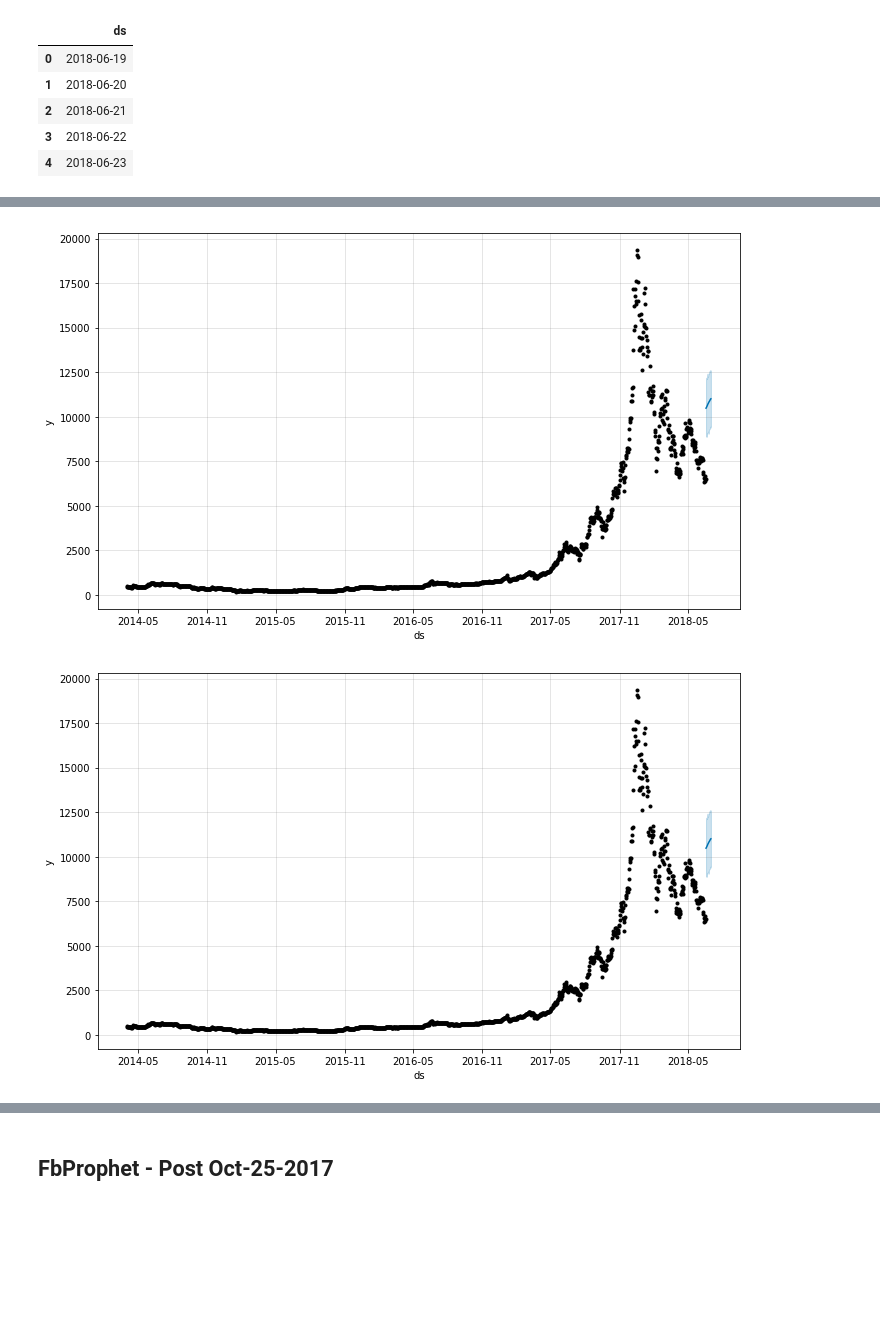
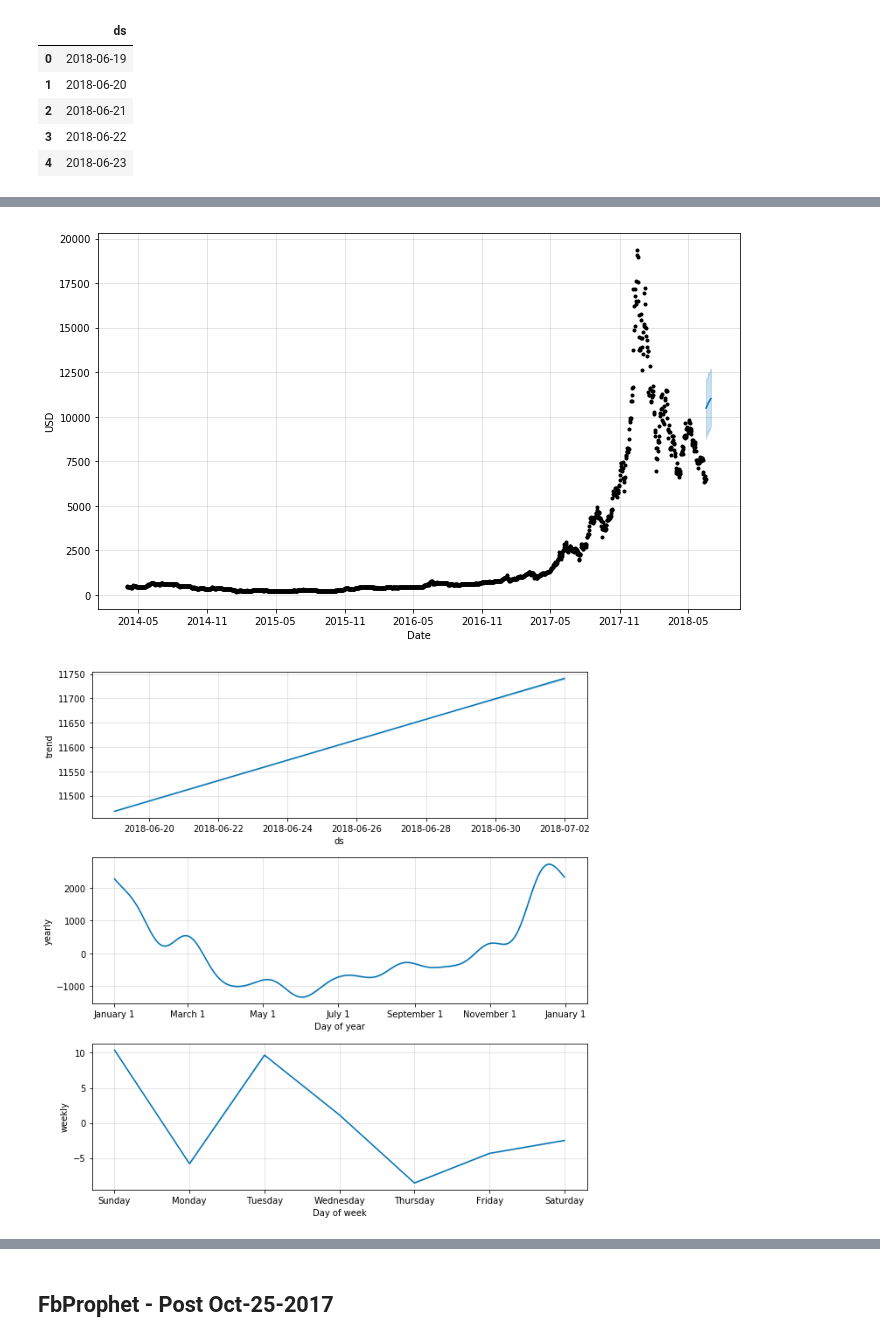
Before and after one commit to Mikhail-Naumov/Another_Bitcoin_Predictor, a Jupyter notebook: BitCoin_fbProphet.ipynb, the cells around one changed output, grey strips where cells are left out. Cells and saved outputs as stored; diff of their text form; code cells hidden in the pictures; blank space fills up the shorter version.

```diff
--- a/BitCoin_fbProphet.ipynb
+++ b/BitCoin_fbProphet.ipynb
@@ -389,5 +419,10 @@ formated_predictions.set_index('ds').plot(figsize=(20,4), ax=ax)
+# %%
+model.plot(predictions)
+xlabel('Date')
+ylabel('USD');
+# %% [output]
+[figure, added]
 # %%
-model.plot(predictions)
+model.plot_components(predictions);
 # %% [output]
-[figure, old version]
+[figure, new version]
-[figure, removed]
```
Also changed, not shown: parts of 28 cells of this notebook.
